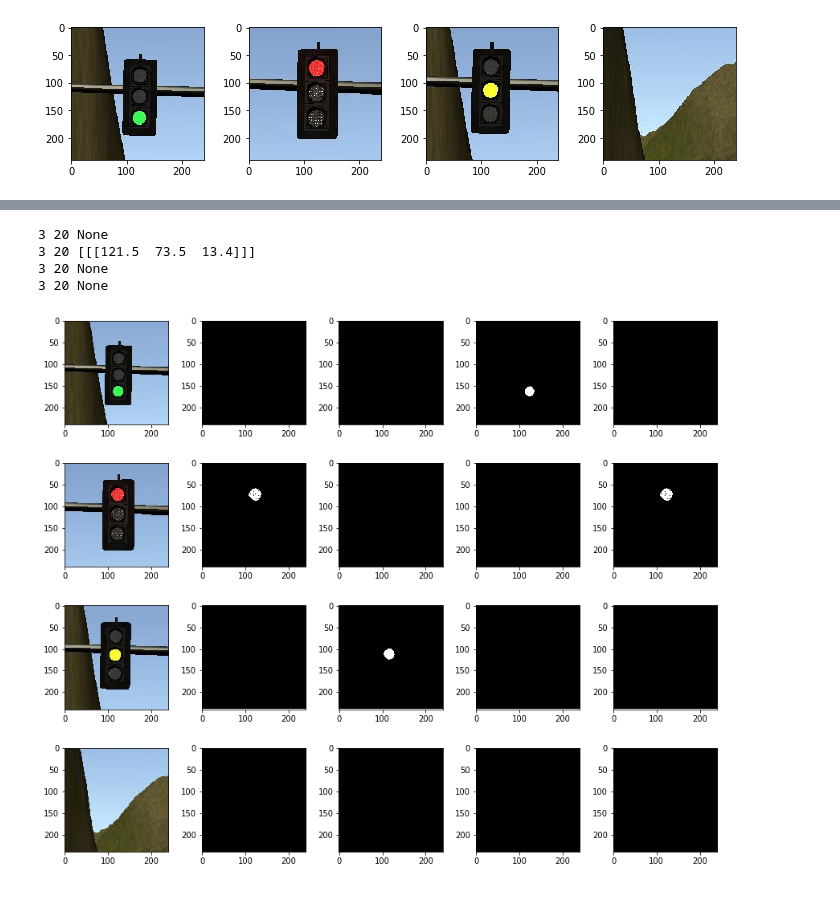
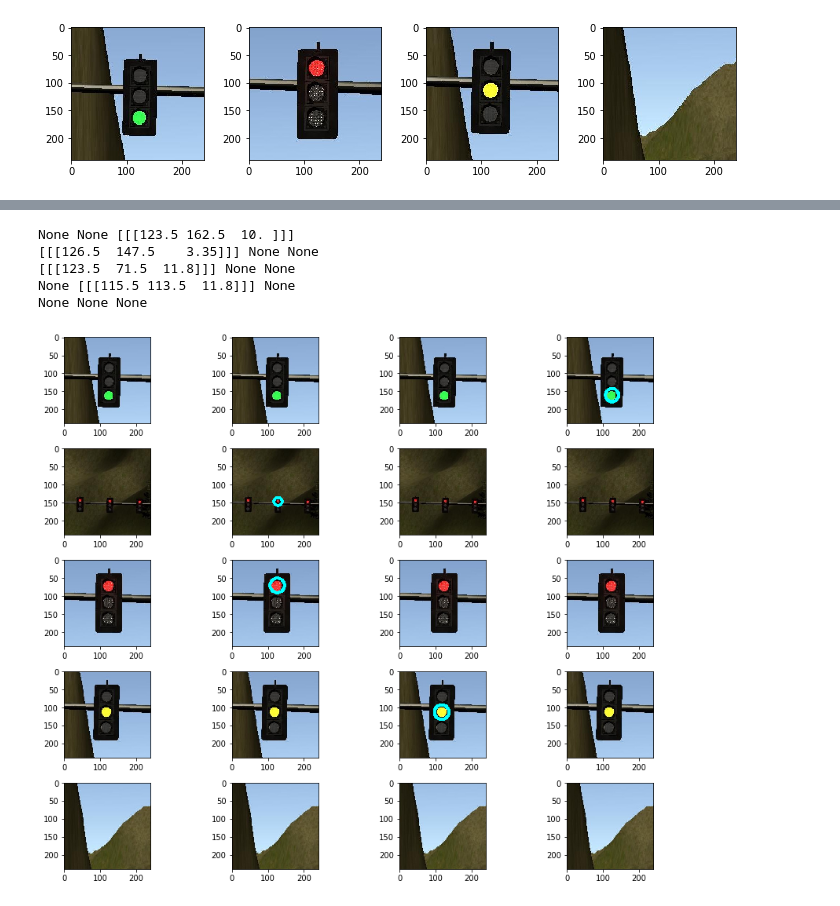
Before and after one commit to cazacov/traffic-light-classificator, a Jupyter notebook: classificator-opencv.ipynb, the cells around one changed output, grey strips where cells are left out. Cells and saved outputs as stored; diff of their text form; code cells hidden in the pictures.

```diff
--- a/classificator-opencv.ipynb
+++ b/classificator-opencv.ipynb
@@ -47,7 +55,7 @@ def get_green_mask(h_channel):
 
 
 idx = 0
-f, ax = plt.subplots(4,7, figsize=(12, 10))
+f, ax = plt.subplots(4,6, figsize=(12, 10))
 f.tight_layout()
 
 for fname in images:
@@ -78,61 +92,76 @@ plt.show()
 # %%
 def find_circles(bw_image):
-    img = bw_image # cv2.GaussianBlur(bw_image, (5, 5), 0)
+    img = cv2.GaussianBlur(bw_image, (5, 5), 0)
     min_radius = 3 #  bw_image.shape[0] / 200
     max_radius = 20 # bw_image.shape[0] / 30
-    min_distance = min_radius * 2.5
+    min_distance = min_radius * 6
     circles = cv2.HoughCircles(img, cv2.HOUGH_GRADIENT,
                                1,
                                minDist = int(min_distance),
                                param1=50,
-                               param2=20,
+                               param2=7,
                                minRadius=int(min_radius),
                                maxRadius=int(max_radius))
-    print(min_radius, max_radius, circles)
+    return circles
 
-    return img
-
-def find_red(hsv, img):
+def find_red(hsv):
     red_lower_mask = cv2.inRange(hsv, (0,160,160), (10,255,255))
     red_upper_mask = cv2.inRange(hsv, (170,160,160), (180,255,255))
-    return red_lower_mask | red_upper_mask
+    mask = red_lower_mask | red_upper_mask
+    circles = find_circles(mask)
+    return circles, mask
 
-def find_yellow(hsv, img):
-    return cv2.inRange(hsv, (20,160,160), (40, 255,255))
+def find_yellow(hsv):
+    mask = cv2.inRange(hsv, (20,160,160), (40, 255,255))
+    circles = find_circles(mask)
+    return circles, mask
 
-def find_green(hsv, img):
-    return cv2.inRange(hsv, (55,160,160), (75, 255,255))
-    return mask
+def find_green(hsv):
+    mask = cv2.inRange(hsv, (55,160,160), (75, 255,255))
+    circles = find_circles(mask)
+    return circles, mask
 
+def show_circles(circles, image):
+    result = np.copy(image)
+
+    if circles is not None:
+        circles = np.uint16(np.around(circles))
+        for i in circles[0,:]:
+            if i[2] > 1:
+                cv2.circle(result,(i[0],i[1]),i[2] + 8,(255,255,0), 8)
+    return result
 
 idx = 0
-f, ax = plt.subplots(4,5, figsize=(12, 10))
+f, ax = plt.subplots(5,4, figsize=(12, 10))
 f.tight_layout()
+
+images = glob.glob('./training_data_simulator/test_cases/*-cut.jpg')
 
 for fname in images:
     img = cv2.imread(fname)
     ax[idx, 0].imshow(cv2.cvtColor(img, cv2.COLOR_BGR2RGB))
 
     hsv_img = cv2.cvtColor(img, cv2.COLOR_BGR2HSV)
-    h = hsv_img[:,:,0]
-    s = hsv_img[:,:,1]
-    v = hsv_img[:,:,2]
 
-    r = find_red(hsv_img, img)
-    y = find_yellow(hsv_img, img)
-    g = find_green(hsv_img, img)
+    rc,rm = find_red(hsv_img)
+    yc,ym = find_yellow(hsv_img)
+    gc,gm = find_green(hsv_img)
 
-    ax[idx, 1].imshow(r,  cmap='gray')
-    ax[idx, 2].imshow(y,  cmap='gray')
-    ax[idx, 3].imshow(g,  cmap='gray')
-    ax[idx, 4].imshow(find_circles(r),  cmap='gray')
+    print(rc, yc,gc)
 
+    ax[idx, 1].imshow(cv2.cvtColor(show_circles(rc, img), cv2.COLOR_BGR2RGB))
+    ax[idx, 2].imshow(cv2.cvtColor(show_circles(yc, img), cv2.COLOR_BGR2RGB))
+    ax[idx, 3].imshow(cv2.cvtColor(show_circles(gc, img), cv2.COLOR_BGR2RGB))
+    #ax[idx, 1].imshow(rm, cmap='gray')
+    #ax[idx, 2].imshow(ym, cmap='gray')
+    #ax[idx, 3].imshow(gm, cmap='gray')
     idx += 1
 
 plt.show()
 # %% [output]
-3 20 None
-3 20 [[[121.5  73.5  13.4]]]
-3 20 None
-3 20 None
+None None [[[123.5 162.5  10. ]]]
+[[[126.5  147.5    3.35]]] None None
+[[[123.5  71.5  11.8]]] None None
+None [[[115.5 113.5  11.8]]] None
+None None None
-[figure, old version]
+[figure, new version]
```
Also changed, not shown: parts of 4 cells of this notebook, 1 other file.
